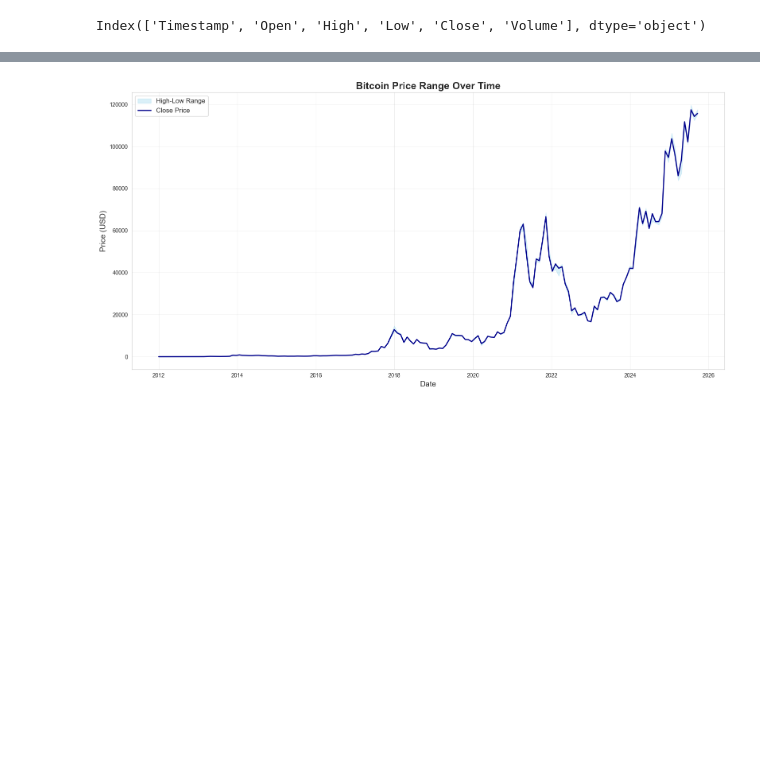
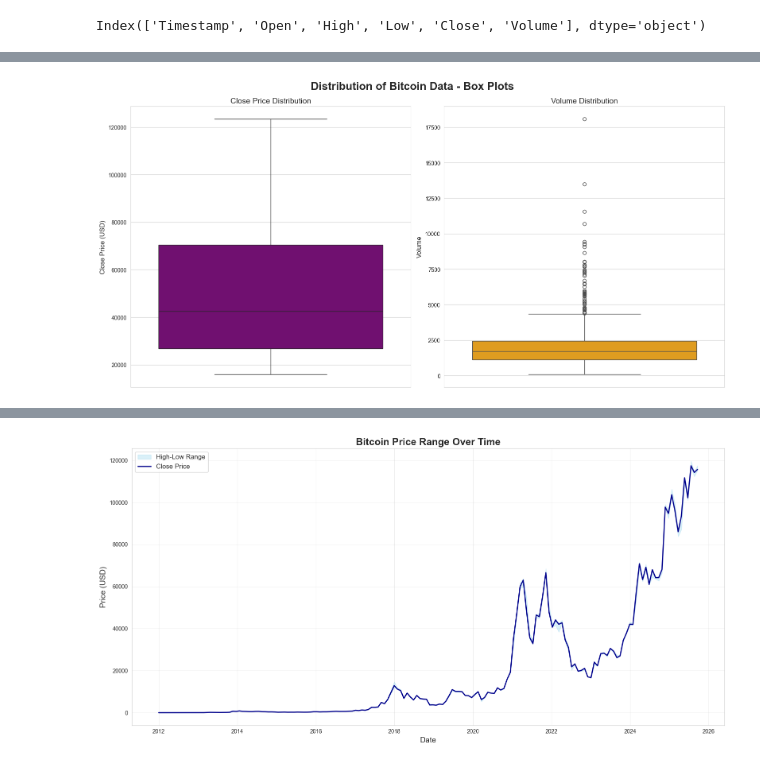
Before and after one commit to SuperaNova/MLC, a Jupyter notebook: notebooks/data_visualization.ipynb, the cells around one changed output, grey strips where cells are left out. Saved outputs shown, nothing was run; the diff lists cells and outputs as text; code cells hidden in the pictures; blank space fills up the shorter version.

```diff
--- a/notebooks/data_visualization.ipynb
+++ b/notebooks/data_visualization.ipynb
@@ -72,0 +100,18 @@ AttributeError: module 'seaborn' has no attribute 'hisplot'
+# %%
+fig, axes = plt.subplots(1, 2, figsize=(16, 8))
+fig.suptitle('Distribution of Bitcoin Data - Box Plots', fontsize=20, fontweight='bold')
+
+# Close price
+sb.boxplot(data=data_daily, y='Close', color='purple', ax=axes[0])
+axes[0].set_title('Close Price Distribution', fontsize=14)
+axes[0].set_ylabel('Close Price (USD)', fontsize=12)
+
+# Volume
+sb.boxplot(data=data_daily, y='Volume', color='orange', ax=axes[1])
+axes[1].set_title('Volume Distribution', fontsize=14)
+axes[1].set_ylabel('Volume', fontsize=12)
+
+plt.tight_layout()
+plt.show()
+# %% [output]
+[figure, added]
```
Also changed, not shown: parts of 8 cells of this notebook.
